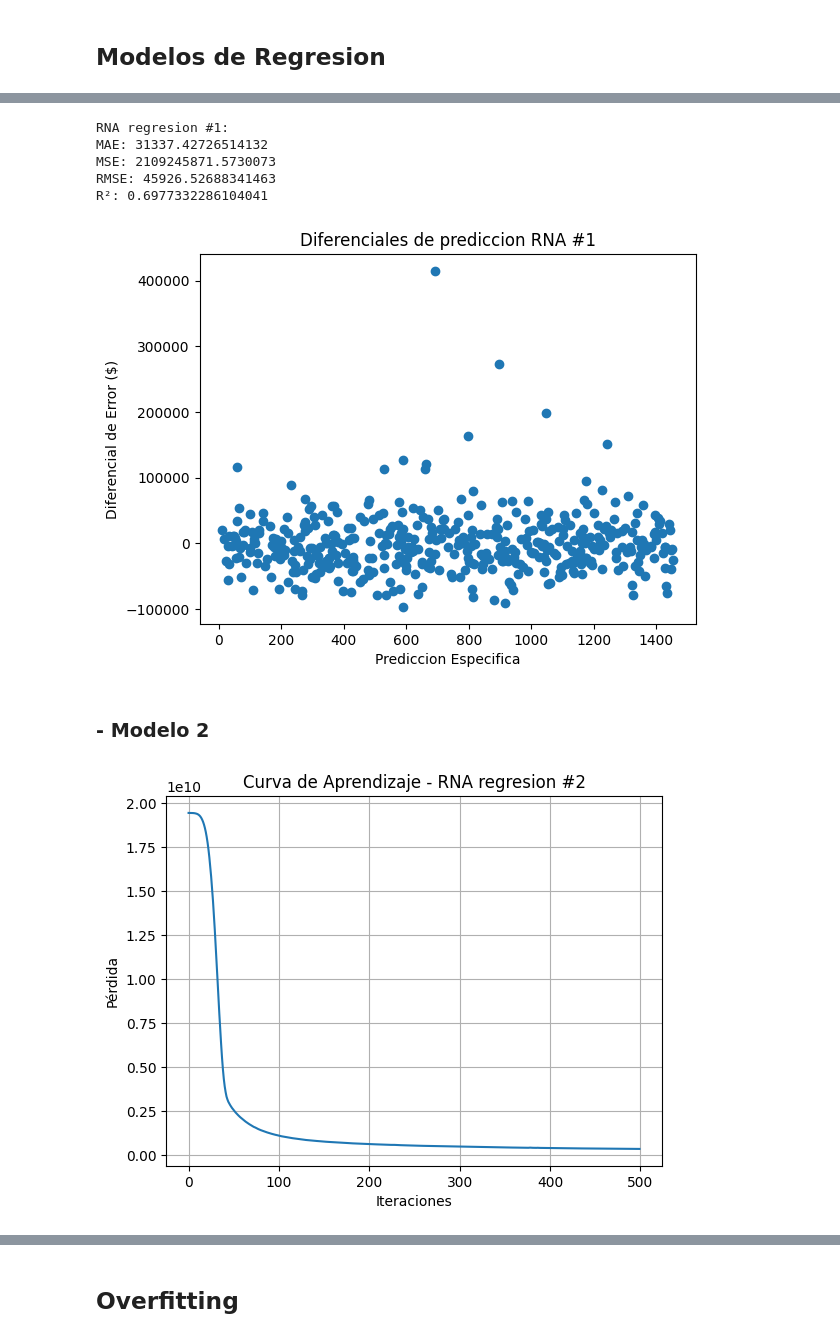
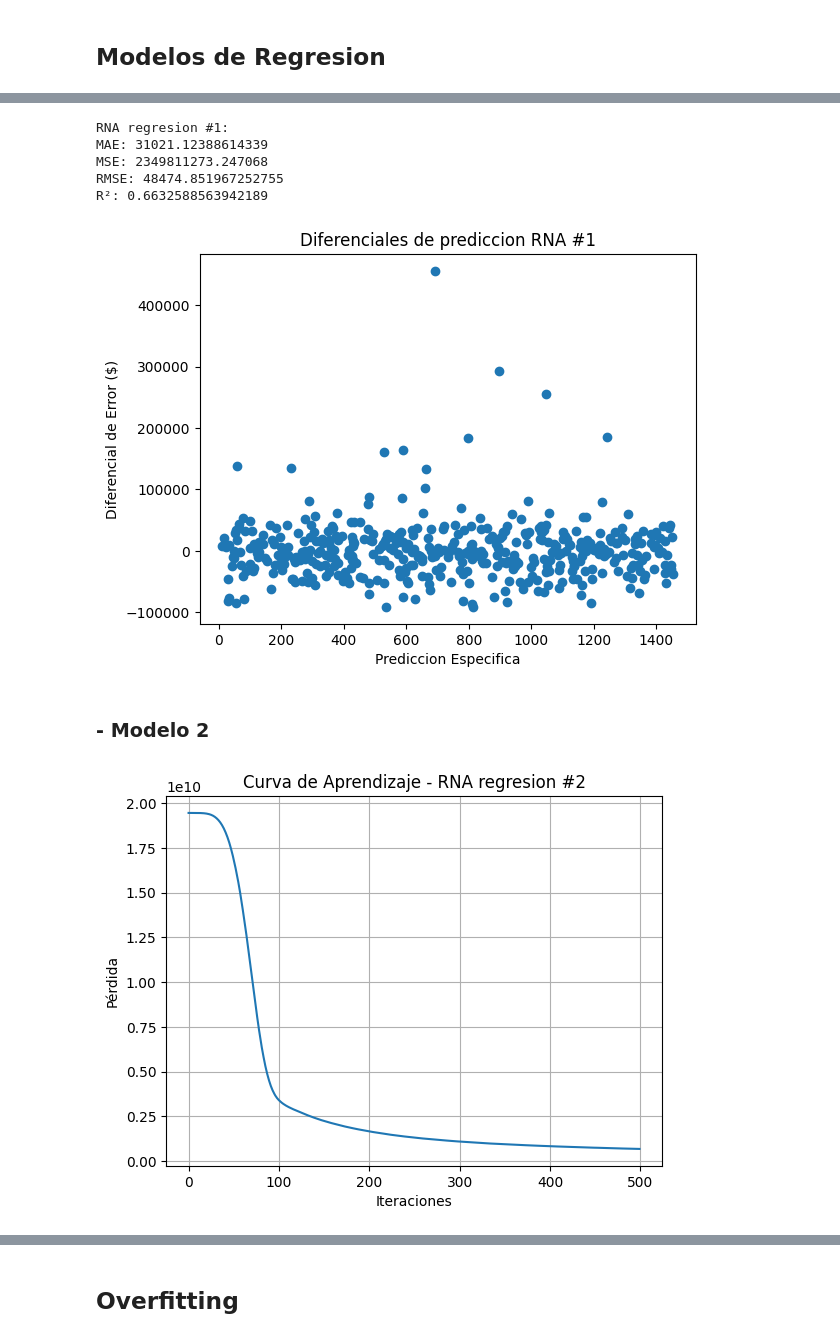
Before and after one commit to DiegoDuaS/RNA, a Jupyter notebook: actividades.ipynb, the cells around one changed output, grey strips where cells are left out. Drawn from its saved outputs; the diff is of its cells as text; code cells hidden in the pictures.

```diff
--- a/actividades.ipynb
+++ b/actividades.ipynb
@@ -446,9 +446,8 @@ from sklearn.neural_network import MLPRegressor
 nn1 = make_pipeline(
     rna_pp,
     MLPRegressor(
-        hidden_layer_sizes=(128),
-        max_iter=1000,
-        early_stopping=True,
+        hidden_layer_sizes=(50),
+        max_iter=500,
         activation='tanh',
         solver='sgd'
     )
@@ -475,34 +474,35 @@ plt.ylabel("Diferencial de Error ($)")
 error_metrics.calculate_errors(y1_pred, y_test, "RNA regresion #1")
 # %% [output]
 RNA regresion #1:
-MAE: 31337.42726514132
-MSE: 2109245871.5730073
-RMSE: 45926.52688341463
-R²: 0.6977332286104041
+MAE: 31021.12388614339
+MSE: 2349811273.247068
+RMSE: 48474.851967252755
+R²: 0.6632588563942189
-[figure, old version]
+[figure, new version]
 # %% [markdown]
 ### - Modelo 2
 # %%
 nn2 = make_pipeline(
     rna_pp,
     MLPRegressor(
-        hidden_layer_sizes=(64,128,64),
+        hidden_layer_sizes=(20,40,20),
         max_iter=500,
         activation='relu',
-        solver='adam'
+        solver='adam',
+        random_state=32
     )
 )
 
 nn2.fit(X_train, y_train)
 mplr_2 = nn2.named_steps['mlpregressor']
 plt.plot(mplr_2.loss_curve_)
 plt.title('Curva de Aprendizaje - RNA regresion #2')
 plt.xlabel('Iteraciones')
 plt.ylabel('Pérdida')
 plt.grid()
 plt.show()
 # %% [output]
-[figure, old version]
+[figure, new version]
 # %%
 y2_pred = nn2.predict(X_test)
 diff2 = y_test - y2_pred
```
Also changed, not shown: parts of 11 cells of this notebook.
